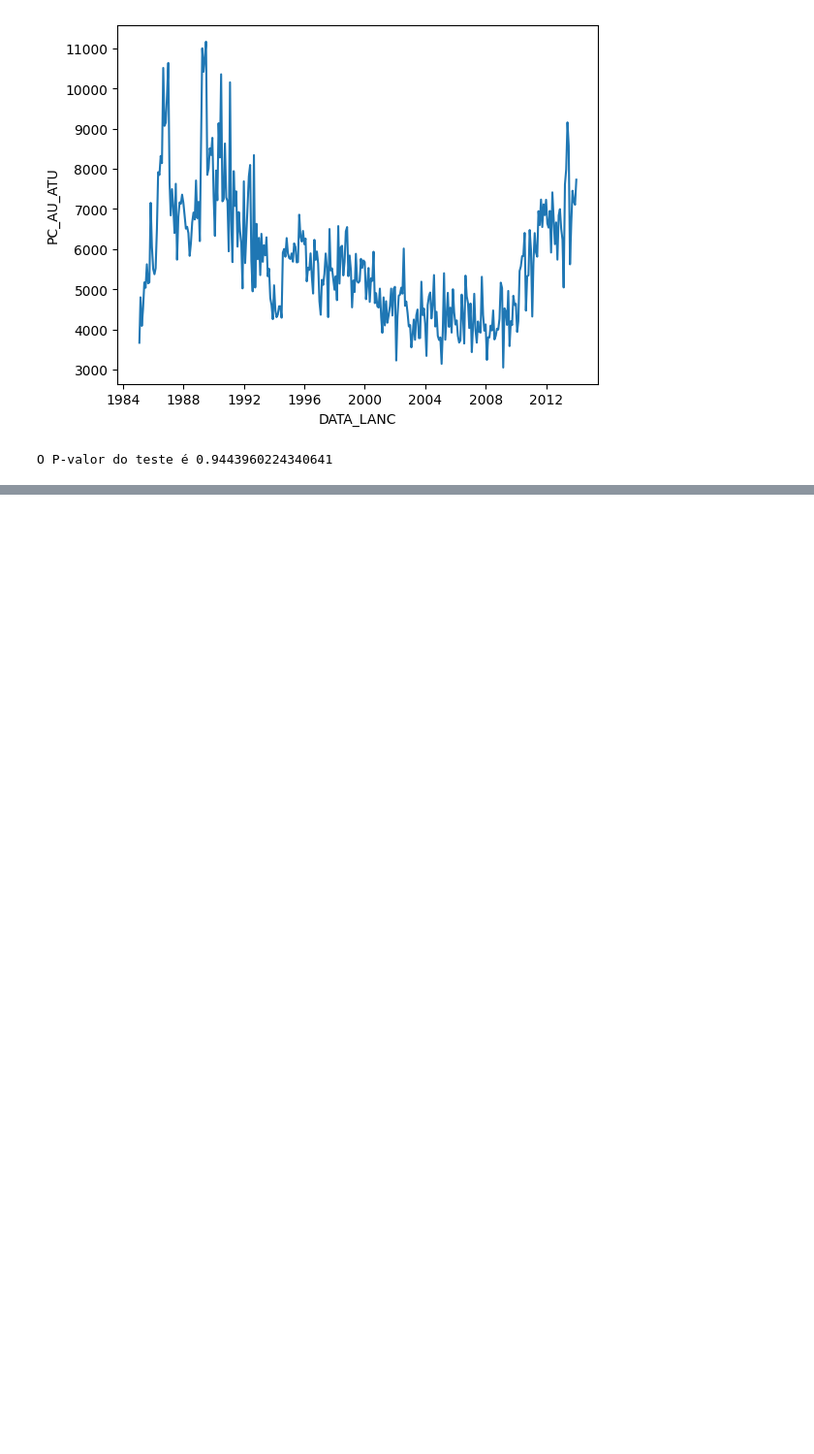
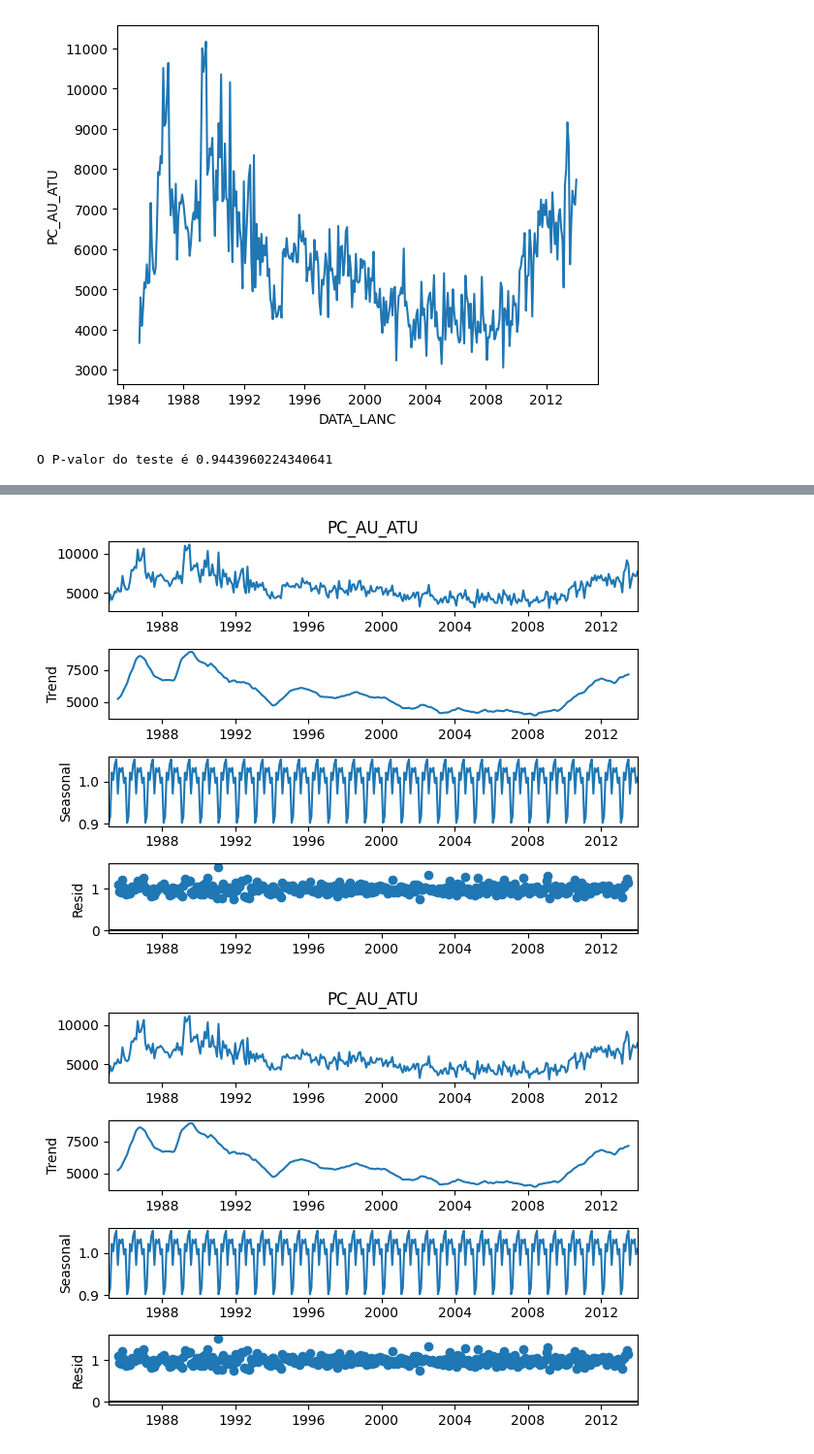
Before and after one commit to LissesCastro/Tera-Mercado-Imobiliario-SP, a Jupyter notebook: analise_temporal.ipynb, the cells around one changed output, grey strips where cells are left out. Shown: that part at 97% size. Cells and saved outputs as stored; diff of their text form; code cells hidden in the pictures; blank space fills up the shorter version.

```diff
--- a/analise_temporal.ipynb
+++ b/analise_temporal.ipynb
@@ -54,0 +81,6 @@ O P-valor do teste é 0.9443960224340641
+# %%
+result = seasonal_decompose(df_mes['PC_AU_ATU'], model='multiplicative', period=12)
+result.plot()
+# %% [output]
+[figure, added]
+[figure, added]
```
Also changed, not shown: parts of 3 cells of this notebook.
